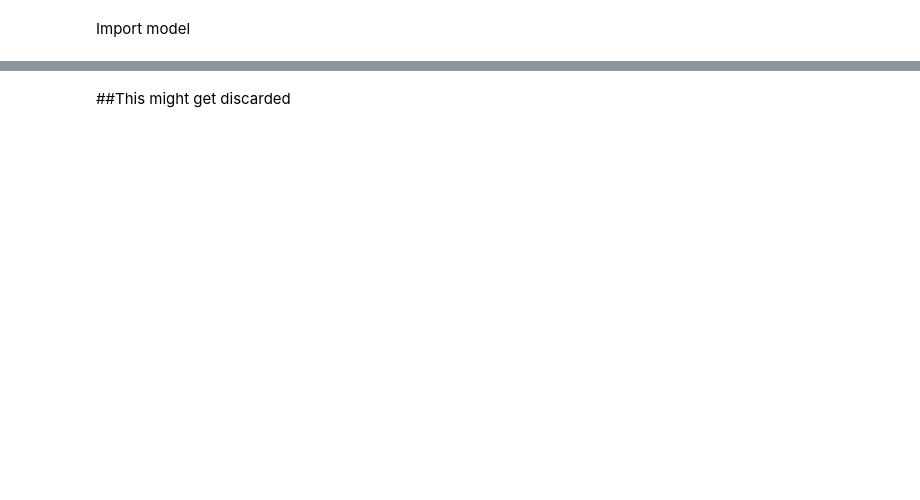
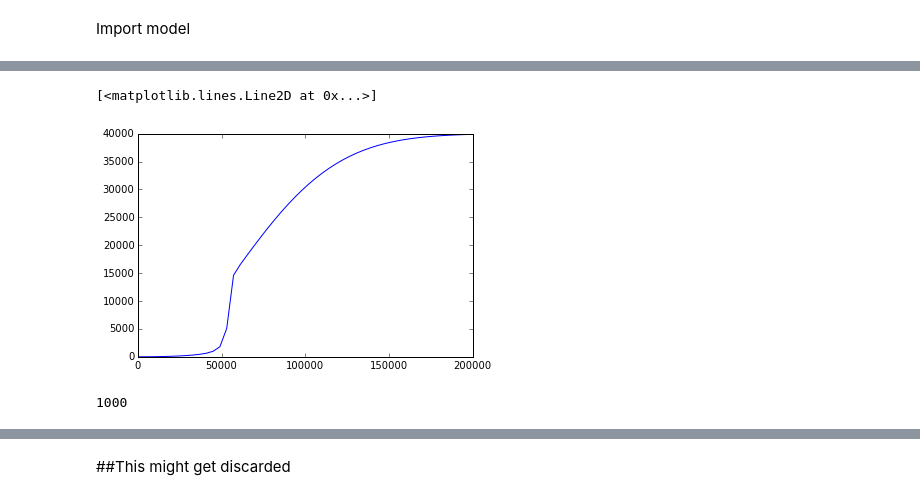
Before and after one commit to ortega2247/qsb, a Jupyter notebook: qsb_sensitivity.ipynb, the cells around one changed output, grey strips where cells are left out. Cells and saved outputs as stored; diff of their text form; code cells hidden in the pictures; blank space fills up the shorter version.

```diff
--- a/qsb_sensitivity.ipynb
+++ b/qsb_sensitivity.ipynb
@@ -168,0 +166,15 @@ m.catalyze_BaxaMc_to_Baxa_Mp_kc.value
+# %%
+m.bind_Bidt_Baxd_to_BidtBaxd_kf = 1000
+# %%
+import qsb_model as m
+m.bind_C8_Bidn_to_C8Bidn_kf.value = 8.689797e-09
+m.model.reset_equations()
+yout1 = odesolve(m.model,t)
+plt.plot(t,yout1['mBid'])
+# %% [output]
+[<matplotlib.lines.Line2D at 0x...>]
+[figure, added]
+# %%
+m.bind_Bidt_Baxd_to_BidtBaxd_kf
+# %% [output]
+1000
```
Also changed, not shown: parts of 14 cells of this notebook.
